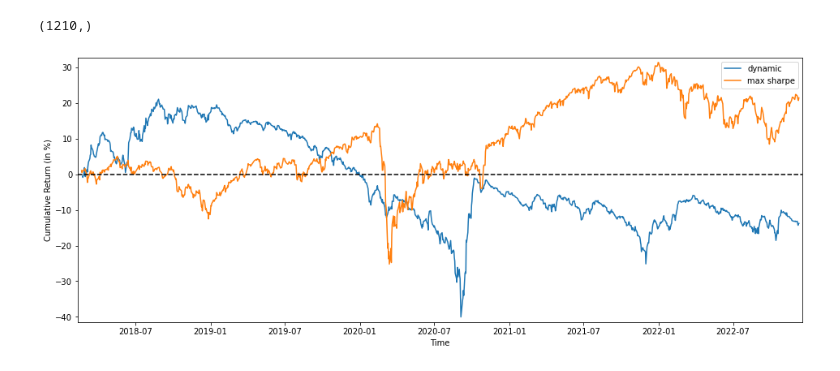
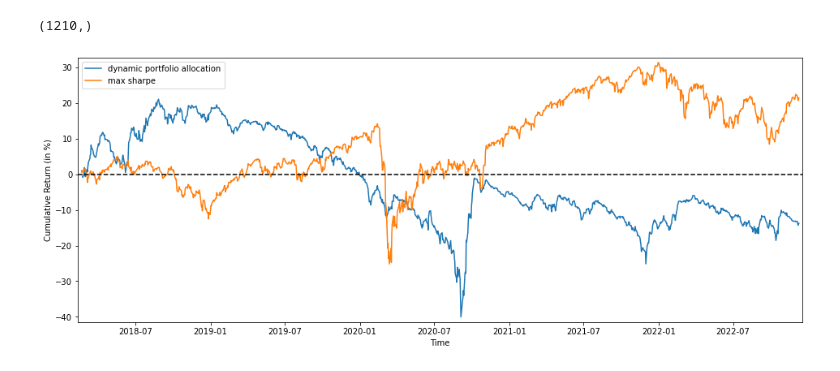
Before and after one commit to elhamidimed/Markowitz-Portfolio-optimisation-Genetic-algorithm, a Jupyter notebook: main.ipynb, the cells around one changed output. Saved outputs shown, nothing was run; the diff lists cells and outputs as text; code cells hidden in the pictures.

Commit message:
modiying some legends

```diff
--- a/main.ipynb
+++ b/main.ipynb
@@ -585,13 +581,13 @@ dynamic_ptf.shape
 (1210,)
 # %%
 plt.figure(figsize=(16,6))
-plt.plot(dates[2:], np.cumsum(dynamic_ptf) * 100, label="dynamic")
+plt.plot(dates[2:], np.cumsum(dynamic_ptf) * 100, label="dynamic portfolio allocation")
 plt.plot(dates, np.cumsum(ptf_max_sharpe) * 100, label="max sharpe")
 plt.xlabel('Time')
 plt.ylabel('Cumulative Return (in %)')
 plt.margins(x=0.005,y=0.02)
 plt.axhline(y=0, xmin=0, xmax=1, linestyle='--', color='k')
 plt.legend()
 plt.show()
 # %% [output]
-[figure, old version]
+[figure, new version]
```
Also changed, not shown: parts of 1 cell of this notebook.
